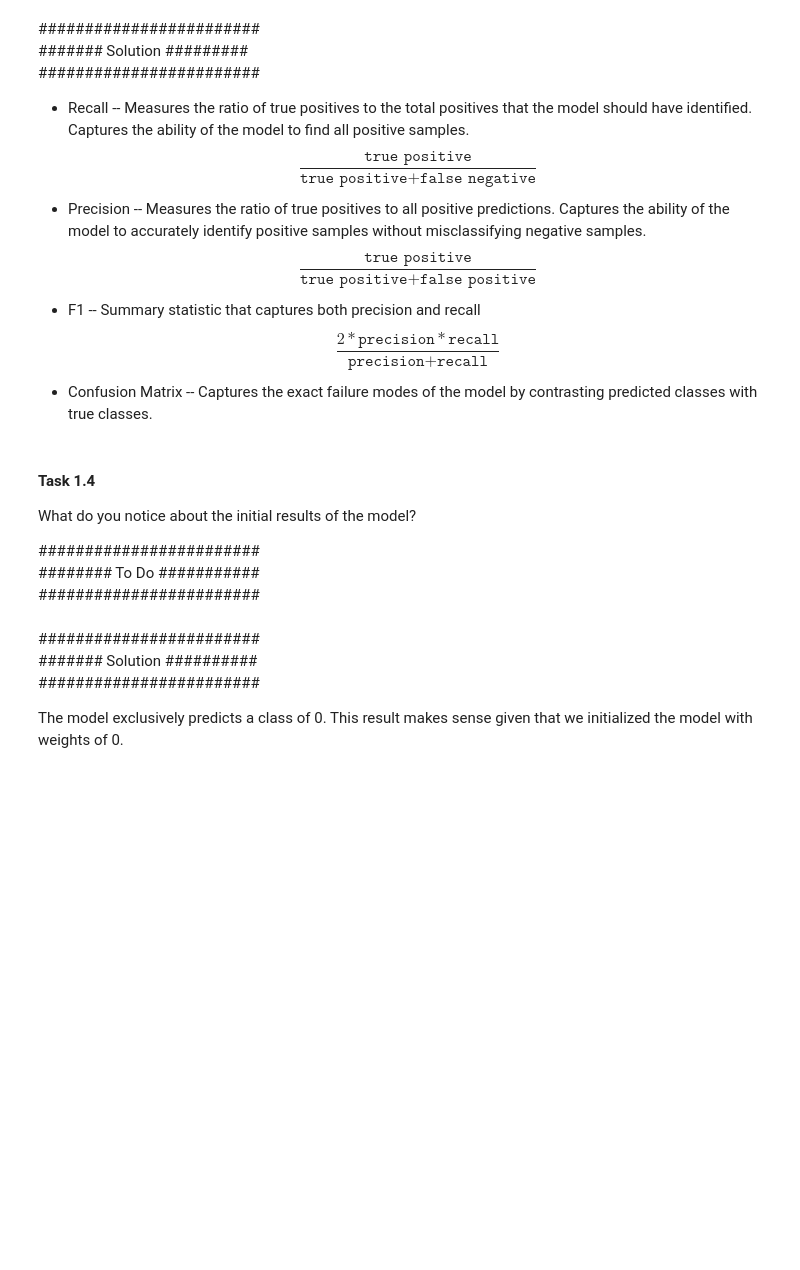
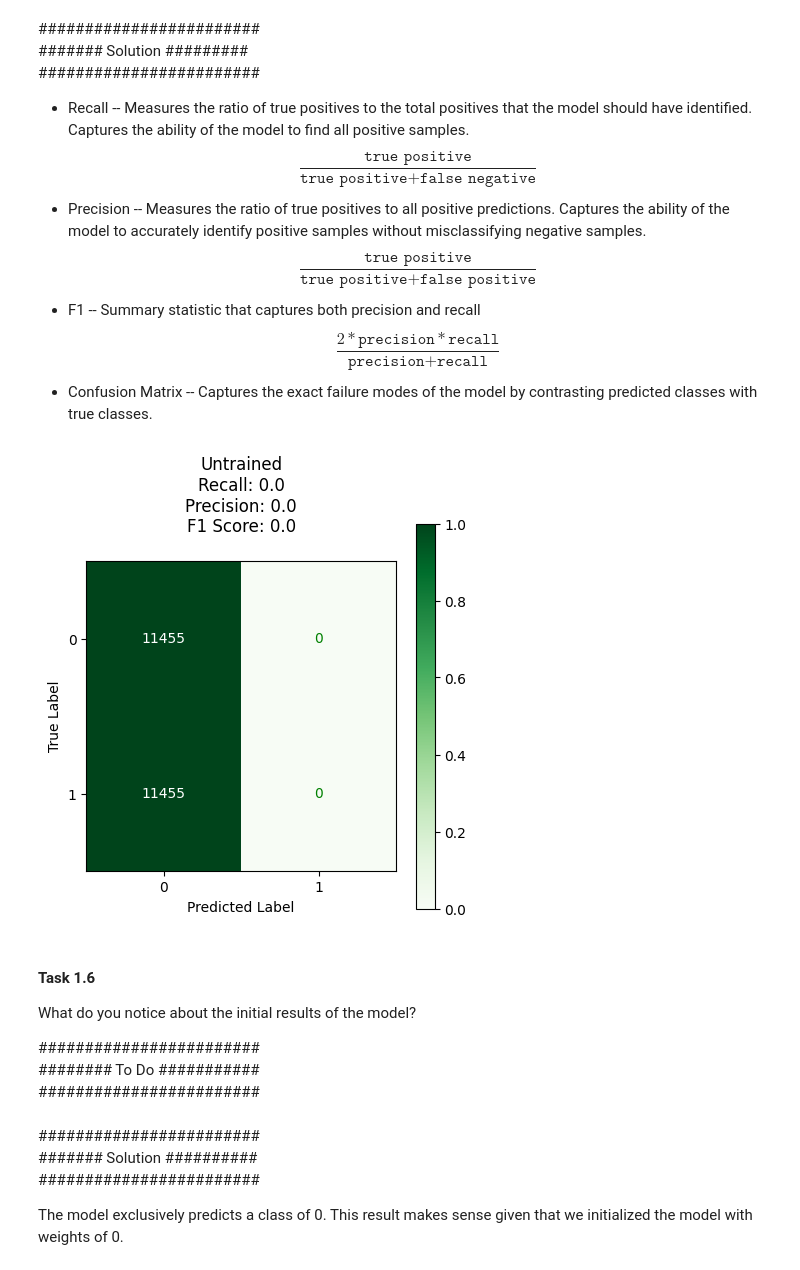
Before and after one commit to dlmbl/intro_ml, a Jupyter notebook: solution-1.ipynb, the cells around one changed output. Cells and saved outputs as stored; diff of their text form; code cells hidden in the pictures; blank space fills up the shorter version.

```diff
--- a/solution-1.ipynb
+++ b/solution-1.ipynb
@@ -138,5 +215,5 @@ We will also reassign classes 3 and 5 to 0 and 1 for simplicity.
 # %%
-y[y == 3] = 0
+y[y == 4] = 0
 y[y == 5] = 1
 # %% [markdown]
 For this exercise, we will want to flatten the training data into a vector
@@ -306,14 +457,55 @@ def plot_metrics(metrics, name, ax):
+# %%
+def plot_metrics(metrics, name, ax=None):
+    """Plots a confusion matrix with summary statistics listed above the plot
+
+    The annotations on the confusion matrix are the total counts while
+    the colormap represents those counts normalized to the total true items
+    in that class.
+
+    Args:
+        metrics (dict): Dictionary output of `benchmark_performance`
+        name (str): Title for the plot
+        ax (optional, matplotlib subplot): Subplot axis to plot onto.
+            If not provided, a new plot is created
+        classes (optional, list): A list of the classes to label the X and y
+            axes. Defaults to [0, 1] for a two class problem.
+    """
+    if ax is None:
+        fig, ax = plt.subplots(figsize=(5,5))
+    cb = ax.imshow(metrics['cm_norm'], cmap='Greens', vmin=0, vmax=1)
+
+    classes = np.arange(metrics['cm'].shape[0])
+    plt.xticks(range(len(classes)), classes)
+    plt.yticks(range(len(classes)), classes)
+    ax.set_xlabel('Predicted Label')
+    ax.set_ylabel('True Label')
+
+    for i in range(len(classes)):
+        for j in range(len(classes)):
+            color='green' if metrics['cm_norm'][i,j] < 0.5 else 'white'
+            ax.annotate('{}'.format(metrics['cm'][i,j]), (j, i),
+                        color=color, va='center', ha='center')
+
+    _ = plt.colorbar(cb, ax=ax)
+    _ = ax.set_title(
+            '{}\n'\
+            'Recall: {}\n'\
+            'Precision: {}\n'\
+            'F1 Score: {}\n'\
+            ''.format(name, metrics['recall'], metrics['precision'], metrics['f1'])
+        )
 # %%
 # Generate predictions and metrics for training data
 y_pred = lc.predict(X_train)
 y_pred = np.argmax(y_pred, axis=-1)
 
 metrics = benchmark_performance(y_train, y_pred)
 
-fig, ax = plt.subplots(figsize=(3, 3))
-plot_metrics(metrics, 'Untrained', ax)
+plot_metrics(metrics, 'Untrained')
+# %% [output]
+[figure, added]
 # %% [markdown]
-#### Task 1.4
+#### Task 1.6
 What do you notice about the initial results of the model?
 
 ########################
```
Also changed, not shown: parts of 55 cells of this notebook, 1 other file.
